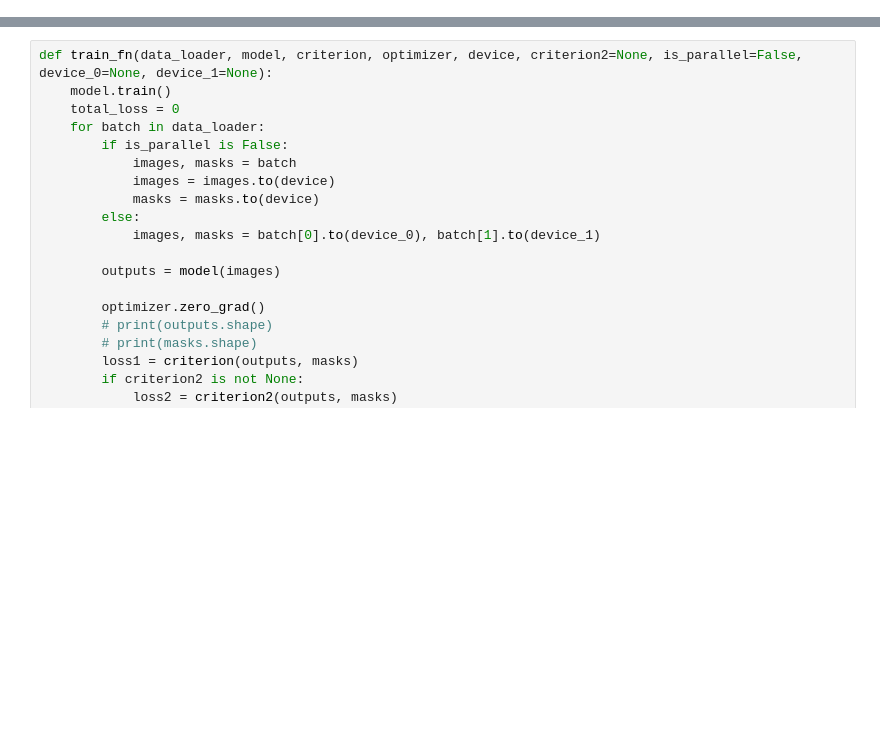
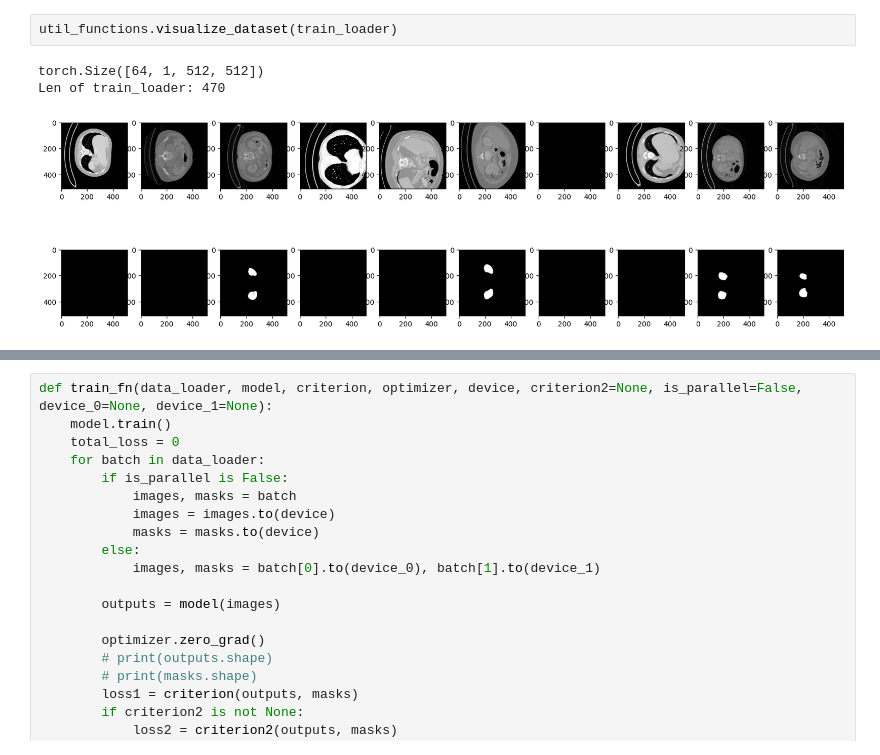
Before and after one commit to sinaziaee/image_segmentation, a Jupyter notebook: image_segmentation.ipynb, the cells around one changed output, grey strips where cells are left out. Drawn from its saved outputs; the diff is of its cells as text; blank space fills up the shorter version.

```diff
--- a/image_segmentation.ipynb
+++ b/image_segmentation.ipynb
@@ -35,0 +68,6 @@ len(train_loader), len(valid_loader), len(test_loader)
+# %%
+util_functions.visualize_dataset(train_loader)
+# %% [output]
+torch.Size([64, 1, 512, 512])
+Len of train_loader: 470
+[figure, added]
```
Also changed, not shown: parts of 12 cells of this notebook, 5 other files.
